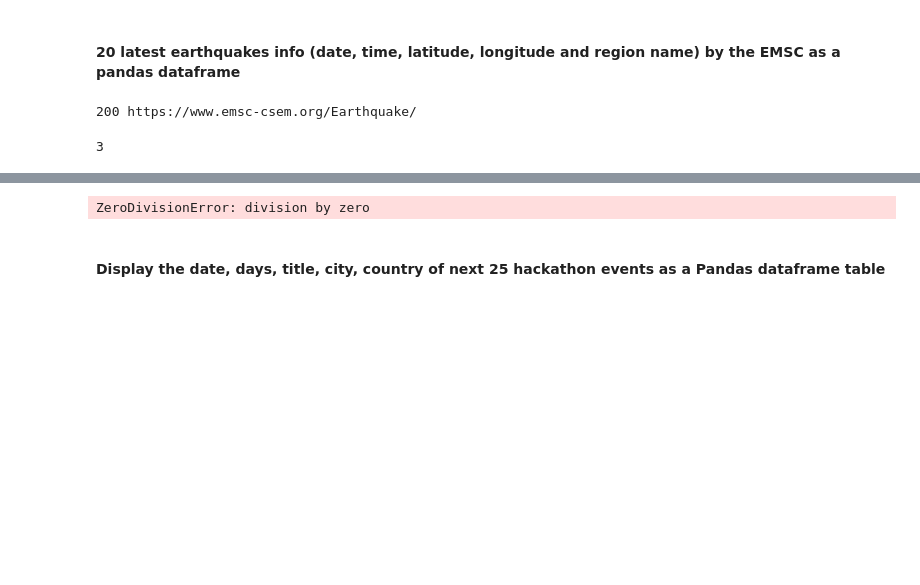
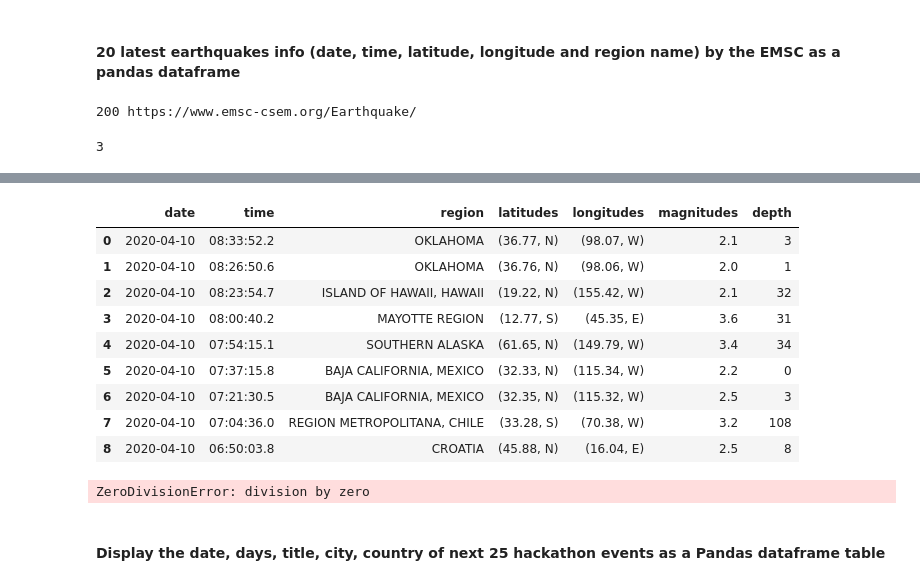
Before and after one commit to rihp/datamad0320, a Jupyter notebook: module-1/lab-web-scraping/your-code/main.ipynb, the cells around one changed output, grey strips where cells are left out. Saved outputs shown, nothing was run; the diff lists cells and outputs as text; code cells hidden in the pictures; blank space fills up the shorter version.

Commit message:
adding depth to earthquake

```diff
--- a/module-1/lab-web-scraping/your-code/main.ipynb
+++ b/module-1/lab-web-scraping/your-code/main.ipynb
@@ -433,3 +433,19 @@ df
+# %%
+# depth
+depth_soup = soup.select('tbody tr td.tabev3')
+df['depth'] = [e.string.replace('\xa0', '')for e in depth_soup[:9]]
+df
+# %% [output]
+|  | date | time | region | latitudes | longitudes | magnitudes | depth |
+| 0 | 2020-04-10 | 08:33:52.2 | OKLAHOMA | (36.77, N) | (98.07, W) | 2.1 | 3 |
+| 1 | 2020-04-10 | 08:26:50.6 | OKLAHOMA | (36.76, N) | (98.06, W) | 2.0 | 1 |
+| 2 | 2020-04-10 | 08:23:54.7 | ISLAND OF HAWAII, HAWAII | (19.22, N) | (155.42, W) | 2.1 | 32 |
+| 3 | 2020-04-10 | 08:00:40.2 | MAYOTTE REGION | (12.77, S) | (45.35, E) | 3.6 | 31 |
+| 4 | 2020-04-10 | 07:54:15.1 | SOUTHERN ALASKA | (61.65, N) | (149.79, W) | 3.4 | 34 |
+| 5 | 2020-04-10 | 07:37:15.8 | BAJA CALIFORNIA, MEXICO | (32.33, N) | (115.34, W) | 2.2 | 0 |
+| 6 | 2020-04-10 | 07:21:30.5 | BAJA CALIFORNIA, MEXICO | (32.35, N) | (115.32, W) | 2.5 | 3 |
+| 7 | 2020-04-10 | 07:04:36.0 | REGION METROPOLITANA, CHILE | (33.28, S) | (70.38, W) | 3.2 | 108 |
+| 8 | 2020-04-10 | 06:50:03.8 | CROATIA | (45.88, N) | (16.04, E) | 2.5 | 8 |
 # %%
 0/0
 # %% [output]
```
Also changed, not shown: parts of 7 cells of this notebook.
